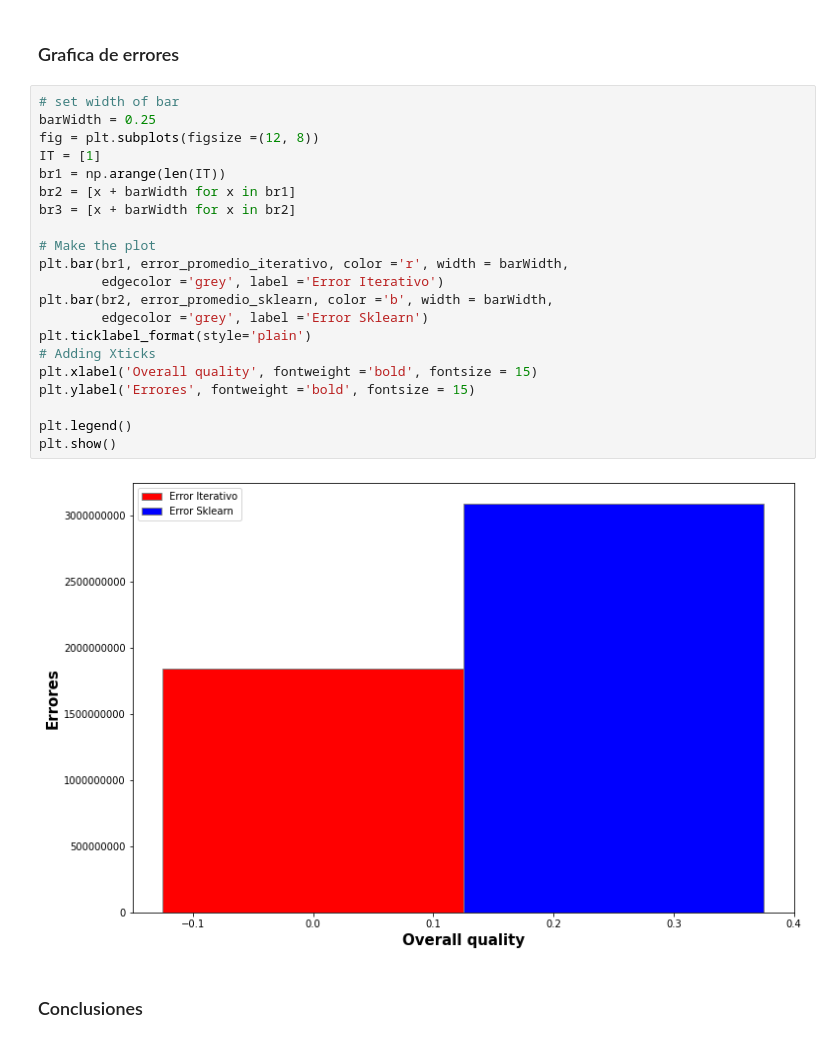
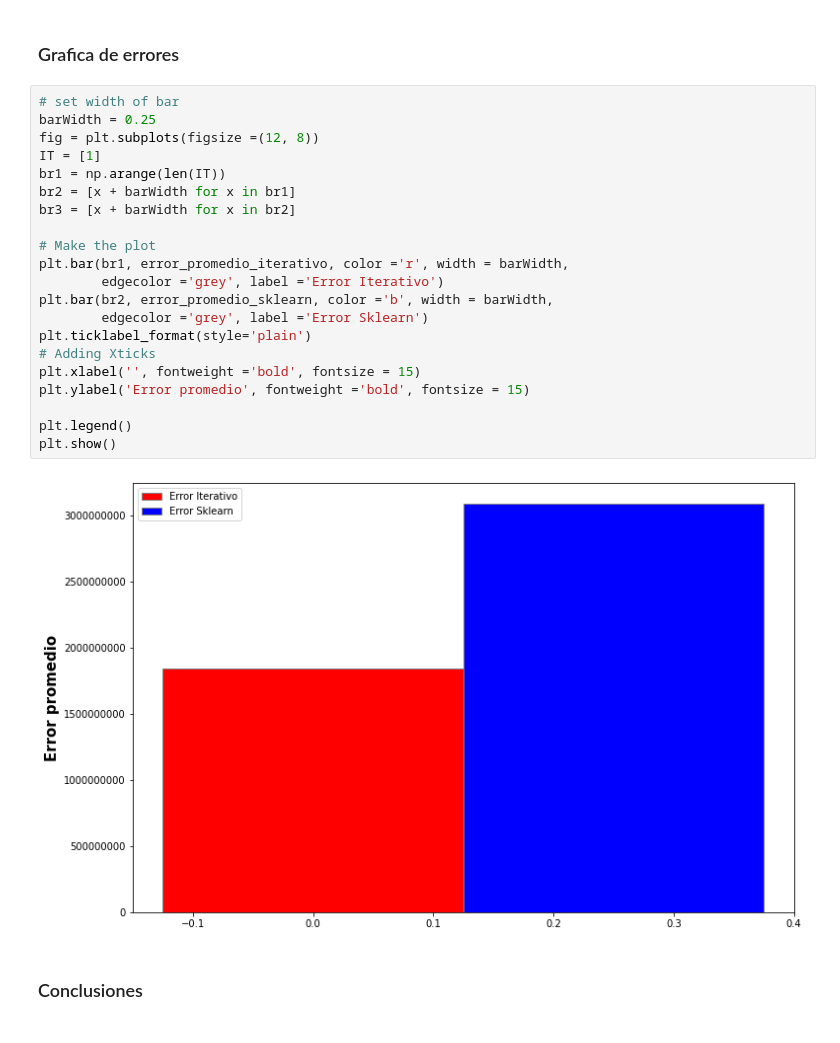
Before and after one commit to normanaspx/modelo_predictivo_univariable, a Jupyter notebook: ProyectoFinal.ipynb, the cells around one changed output. Saved outputs shown, nothing was run; the diff lists cells and outputs as text.

```diff
--- a/ProyectoFinal.ipynb
+++ b/ProyectoFinal.ipynb
@@ -370,26 +370,26 @@ print(error_promedio_sklearn)
 # %%
 # set width of bar
 barWidth = 0.25
 fig = plt.subplots(figsize =(12, 8))
 IT = [1]
 br1 = np.arange(len(IT))
 br2 = [x + barWidth for x in br1]
 br3 = [x + barWidth for x in br2]
 
 # Make the plot
 plt.bar(br1, error_promedio_iterativo, color ='r', width = barWidth,
         edgecolor ='grey', label ='Error Iterativo')
 plt.bar(br2, error_promedio_sklearn, color ='b', width = barWidth,
         edgecolor ='grey', label ='Error Sklearn')
 plt.ticklabel_format(style='plain')
 # Adding Xticks
-plt.xlabel('Overall quality', fontweight ='bold', fontsize = 15)
-plt.ylabel('Errores', fontweight ='bold', fontsize = 15)
+plt.xlabel('', fontweight ='bold', fontsize = 15)
+plt.ylabel('Error promedio', fontweight ='bold', fontsize = 15)
 
 plt.legend()
 plt.show()
 # %% [output]
-[figure, old version]
+[figure, new version]
 # %% [markdown]
 ### Conclusiones
 # %% [markdown]
```
